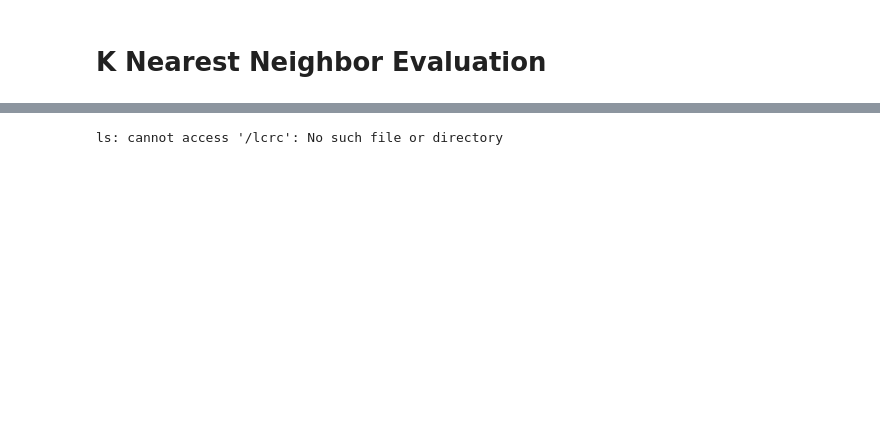
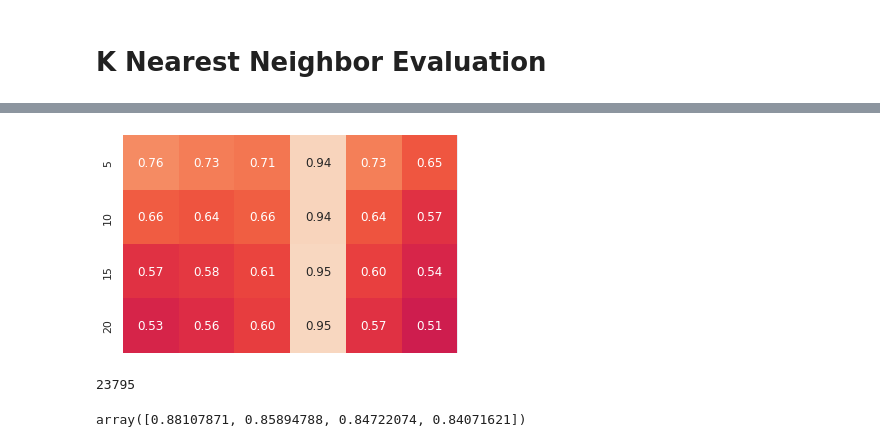
Before and after one commit to rajanisamir/Soundscape_analysis, a Jupyter notebook: Post_Processing/K Nearest Neighbor Evaluation.ipynb, the cells around one changed output, grey strips where cells are left out. Saved outputs shown, nothing was run; the diff lists cells and outputs as text; code cells hidden in the pictures; blank space fills up the shorter version.

```diff
--- a/Post_Processing/K Nearest Neighbor Evaluation.ipynb
+++ b/Post_Processing/K Nearest Neighbor Evaluation.ipynb
@@ -33,0 +53,3 @@ We have 2136286 feature vectors.
+# %%
+feats = np.load('/projects/MultiActiveAI/Samir_VICReg_Outputs/pca_feats.npy')
+fpaths = np.load('/projects/MultiActiveAI/Samir_VICReg_Outputs/pca_fpaths.npy')
@@ -34,3 +60,14 @@ We have 2136286 feature vectors.
+# %%
+device_to_location = {
+    4862: "Grassland 1",
+    4879: "Grassland 2",
+    23734: "Forest 1",
+    23764: "Forest 2",
+    23795: "Forest 3",
+    23771: "Forest 4",
+    23757: (datetime(month=7, day=14, year=2021, hour=14, second=55), ["Forest 3", "Forest 5"]),
+    23700: "Forest 6",
+}
 # %%
 aspect='detection'
 
@@ -175,5 +234,27 @@ plt.ylabel('Number of neighbors')
+# %%
+# sns.set(font_scale=20)
+sns.set (rc = {'figure.figsize':(6,4)}) # detection
+# sns.set (rc = {'figure.figsize':(22,4)}) # hour
+# sns.set (rc = {'figure.figsize':(10,4)}) # location
+# sns.set (rc = {'figure.figsize':(14,4)}) # week
+# sns.set (rc = {'figure.figsize':(4,4)}) # month
+#sns.set (rc = {'figure.figsize':(55, 10)})
+# sns.heatmap(performances_per_label[:,chosen_labels], xticklabels=unique_labels[chosen_labels], yticklabels=False, annot=True, fmt=".2f", vmin=0.0, vmax=1.0, cbar=False)
+# sns.heatmap(performances_per_label[:,chosen_labels], xticklabels=False, yticklabels=aux, annot=True, fmt=".2f", vmin=0.0, vmax=1.0, cbar=False)
+sns.heatmap(performances_per_label[:,chosen_labels], xticklabels=False, yticklabels=aux, annot=True, fmt=".2f", vmin=0.0, vmax=1.0, cbar=False)
+# sns.heatmap(performances_per_label, xticklabels=False, yticklabels=False, annot=True, fmt=".2f", vmin=0.0, vmax=1.0, cbar=False)
+#plt.xlabel('Devices')
+# plt.xlabel('Month')
+# plt.ylabel('Number of neighbors')
+
+plt.savefig(f"heatmap_{aspect}.png", dpi=300)
+# %% [output]
+[figure, added]
 # %%
-unique_labels[chosen_labels]
+int(data_element['device'])
+# %% [output]
+23795
 # %%
+performances
 # %% [output]
-ls: cannot access '/lcrc': No such file or directory
+array([0.88107871, 0.85894788, 0.84722074, 0.84071621])
```
Also changed, not shown: parts of 16 cells of this notebook, 29 other files.
